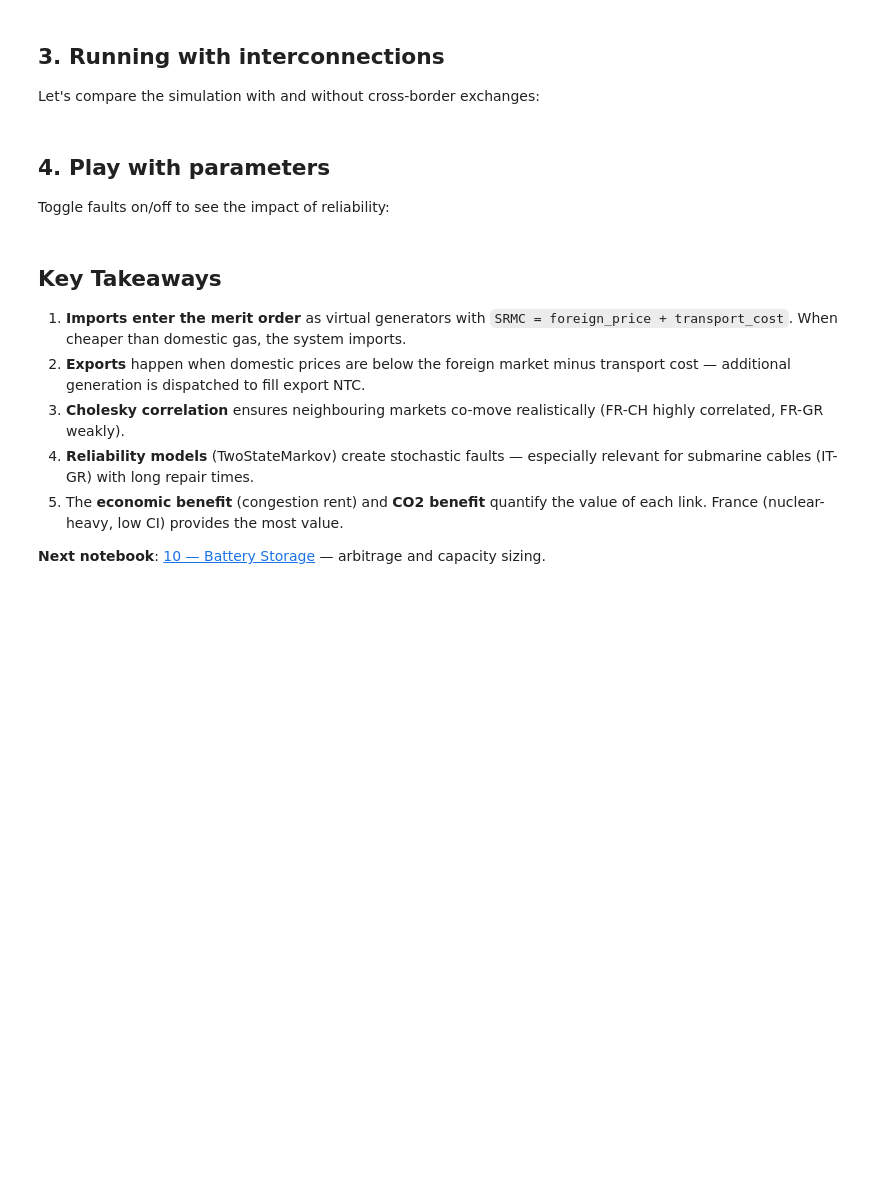
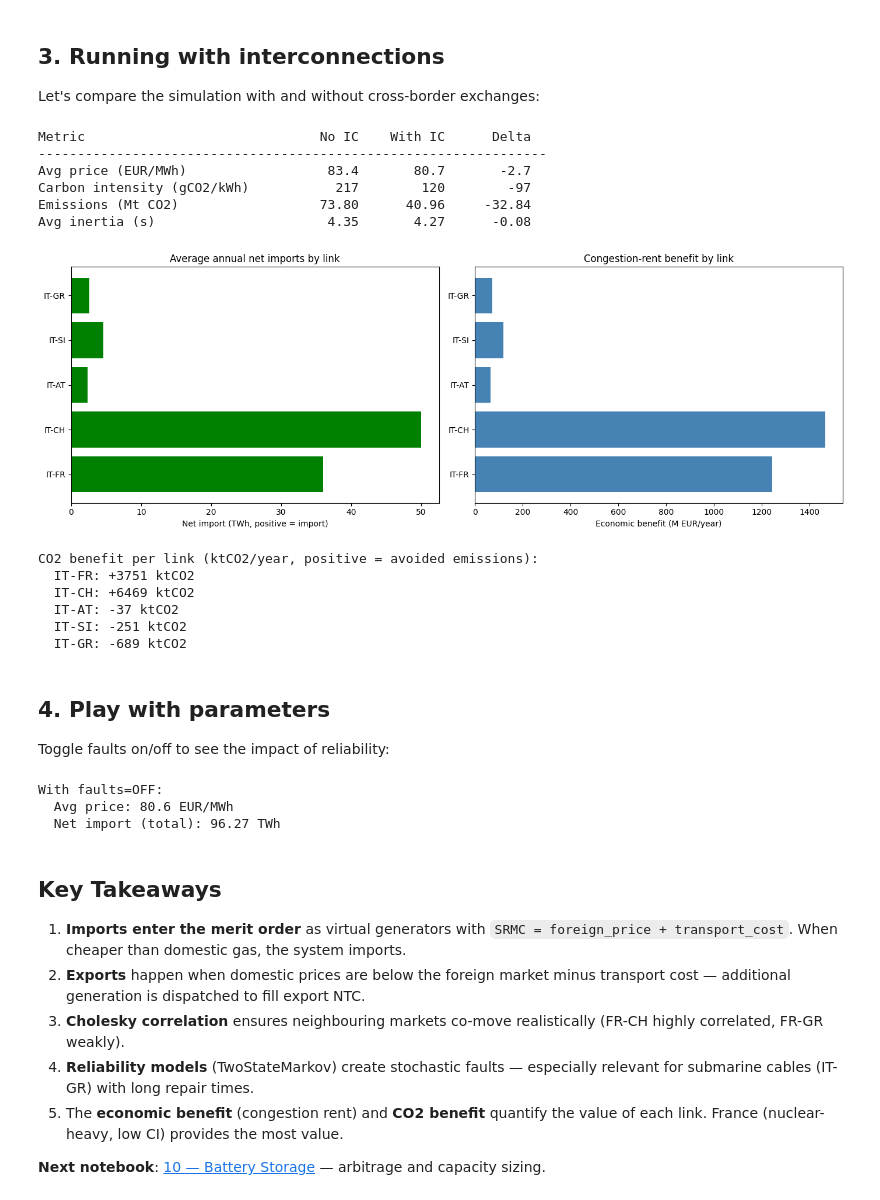
Before and after one commit to fBaz92/energy_mix_simulator, a Jupyter notebook: notebooks/09_interconnections.ipynb, the cells around one changed output. Cells and saved outputs as stored; diff of their text form; code cells hidden in the pictures; blank space fills up the shorter version.

```diff
--- a/notebooks/09_interconnections.ipynb
+++ b/notebooks/09_interconnections.ipynb
@@ -116,40 +142,55 @@ for metric, key, fmt in [
     ('Emissions (Mt CO2)', 'total_emissions', '.2f'),
     ('Avg inertia (s)', 'avg_inertia', '.2f'),
 ]:
-    v_no = mc_no_ic[key].mean()
-    v_ic = mc_ic[key].mean()
+    v_no = getattr(mc_no_ic, key).mean()
+    v_ic = getattr(mc_ic, key).mean()
     if key == 'total_emissions':
         v_no /= 1e6; v_ic /= 1e6
     delta = v_ic - v_no
     print(f"{metric:<30s} {v_no:>10{fmt}} {v_ic:>10{fmt}} {delta:>+10{fmt}}")
+# %% [output]
+Metric                              No IC    With IC      Delta
+-----------------------------------------------------------------
+Avg price (EUR/MWh)                  83.4       80.7       -2.7
+Carbon intensity (gCO2/kWh)           217        120        -97
+Emissions (Mt CO2)                  73.80      40.96     -32.84
+Avg inertia (s)                      4.35       4.27      -0.08
 # %%
 # Net imports per link
-ic_names = mc_ic['interconnection_names']
-net_twh = mc_ic['net_import_twh'].mean(axis=0)  # avg across runs
+ic_names = mc_ic.interconnection_names
+net_twh = mc_ic.net_import_twh.mean(axis=0)  # avg across runs
 
 fig, axes = plt.subplots(1, 2, figsize=(14, 5))
 
 # Net imports bar chart
 bar_colors = ['green' if v > 0 else 'red' for v in net_twh]
 axes[0].barh(ic_names, net_twh, color=bar_colors)
 axes[0].set_xlabel('Net import (TWh, positive = import)')
 axes[0].set_title('Average annual net imports by link')
 axes[0].axvline(0, color='black', lw=0.5)
 
 # Economic benefit
-econ_benefit = mc_ic['total_economic_benefit_eur'].mean(axis=0) / 1e6  # M EUR
+econ_benefit = mc_ic.total_economic_benefit_eur.mean(axis=0) / 1e6  # M EUR
 axes[1].barh(ic_names, econ_benefit, color='steelblue')
 axes[1].set_xlabel('Economic benefit (M EUR/year)')
 axes[1].set_title('Congestion-rent benefit by link')
 
 plt.tight_layout()
 plt.show()
 
 # CO2 benefit
-co2_benefit = mc_ic['total_co2_benefit_tons'].mean(axis=0) / 1e3  # ktCO2
+co2_benefit = mc_ic.total_co2_benefit_tons.mean(axis=0) / 1e3  # ktCO2
 print("\nCO2 benefit per link (ktCO2/year, positive = avoided emissions):")
 for name, val in zip(ic_names, co2_benefit):
     print(f"  {name}: {val:+.0f} ktCO2")
+# %% [output]
+[figure, added]
+CO2 benefit per link (ktCO2/year, positive = avoided emissions):
+  IT-FR: +3751 ktCO2
+  IT-CH: +6469 ktCO2
+  IT-AT: -37 ktCO2
+  IT-SI: -251 ktCO2
+  IT-GR: -689 ktCO2
 # %% [markdown]
 ## 4. Play with parameters
 
@@ -169,8 +210,12 @@ mc_test = run_monte_carlo(
 )
 
 print(f"With faults={'ON' if enable_faults else 'OFF'}:")
-print(f"  Avg price: {mc_test['avg_price'].mean():.1f} EUR/MWh")
-print(f"  Net import (total): {mc_test['net_import_twh'].mean(axis=0).sum():.2f} TWh")
+print(f"  Avg price: {mc_test.avg_price.mean():.1f} EUR/MWh")
+print(f"  Net import (total): {mc_test.net_import_twh.mean(axis=0).sum():.2f} TWh")
+# %% [output]
+With faults=OFF:
+  Avg price: 80.6 EUR/MWh
+  Net import (total): 96.27 TWh
 # %% [markdown]
 ## Key Takeaways
 
```
Also changed, not shown: parts of 3 cells of this notebook, 6 other files.
